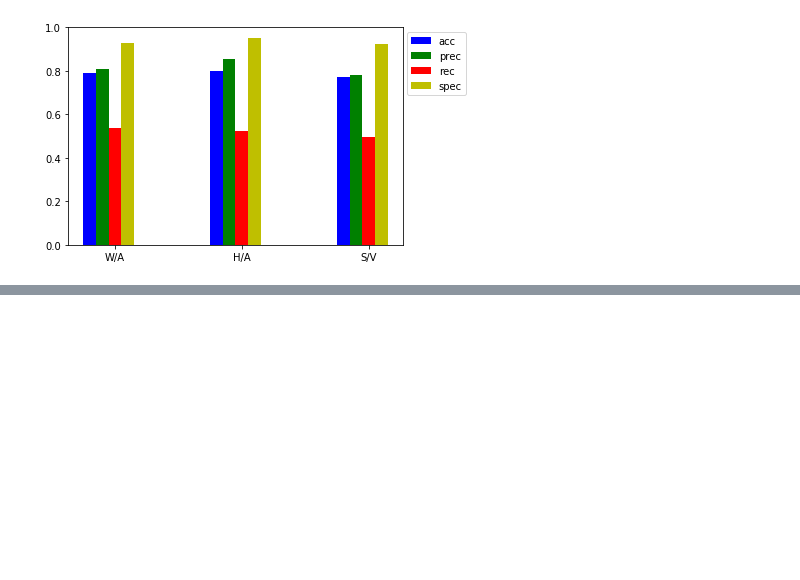
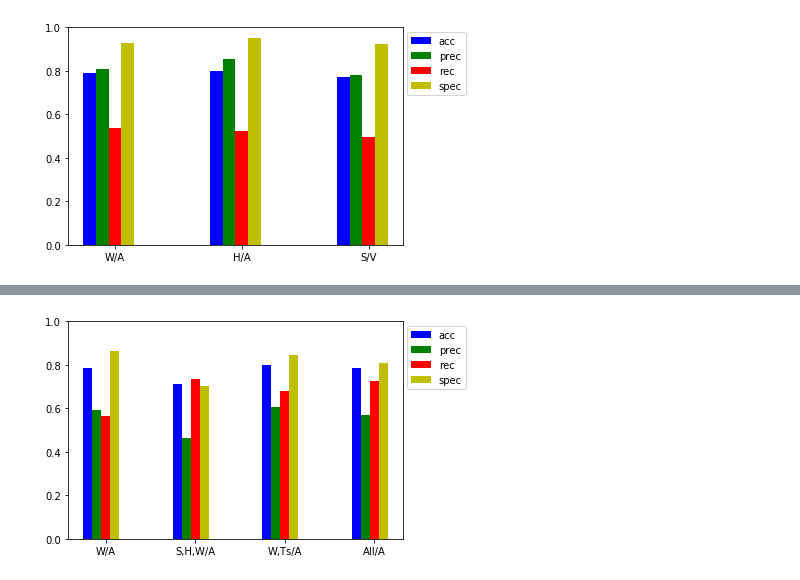
Before and after one commit to mdrmuhaimin/BigData2, a Jupyter notebook: code/Machine Learning/mlfull.ipynb, the cells around one changed output, grey strips where cells are left out. Cells and saved outputs as stored; diff of their text form; code cells hidden in the pictures; blank space fills up the shorter version.

```diff
--- a/code/Machine Learning/mlfull.ipynb
+++ b/code/Machine Learning/mlfull.ipynb
@@ -811,0 +678,11 @@ plotRes(accL,recL,precL,specL,xticks)
+# %%
+# Results for Conv neural networks : (Using just falls, all with :
+# 50 filters, filter size 3, maxpooling=2 (gets the best element from the filter), 500 epochs :
+accL = np.array([0.787,0.711,0.801,0.787])
+recL =  np.array([0.566,0.737,0.678,0.725])
+precL = np.array([0.594,0.465,0.605,0.571])
+specL = np.array([0.864,0.703,0.844,0.809])
+xticks = np.array(['W/A','S,H,W/A','W,Ts/A','All/A'])
+plotRes(accL,recL,precL,specL,xticks)
+# %% [output]
+[figure, added]
```
Also changed, not shown: parts of 74 cells of this notebook, 6 other files.
